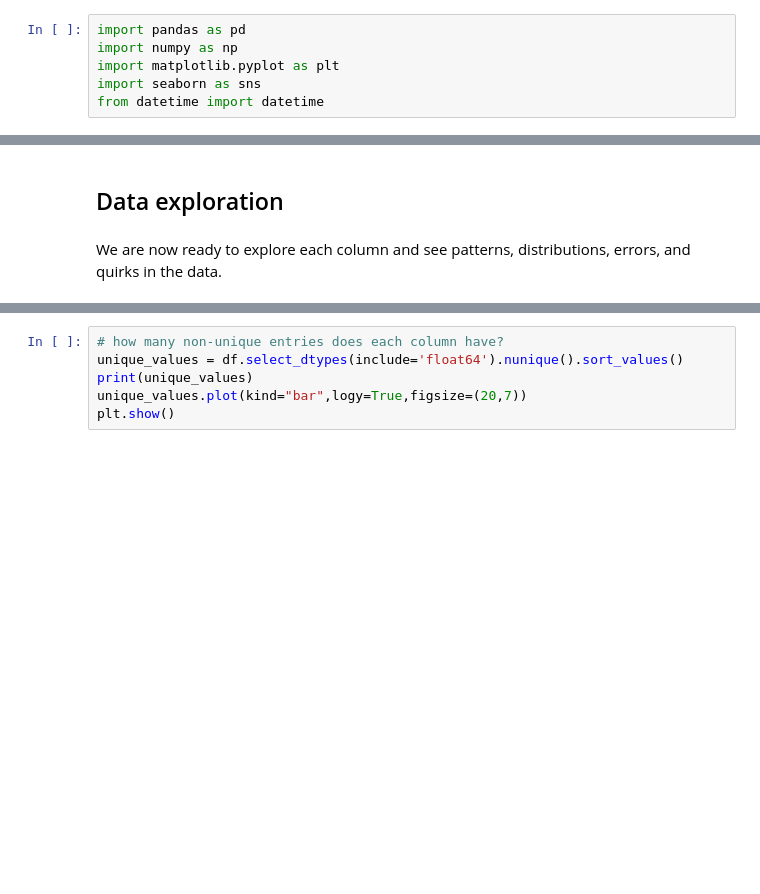
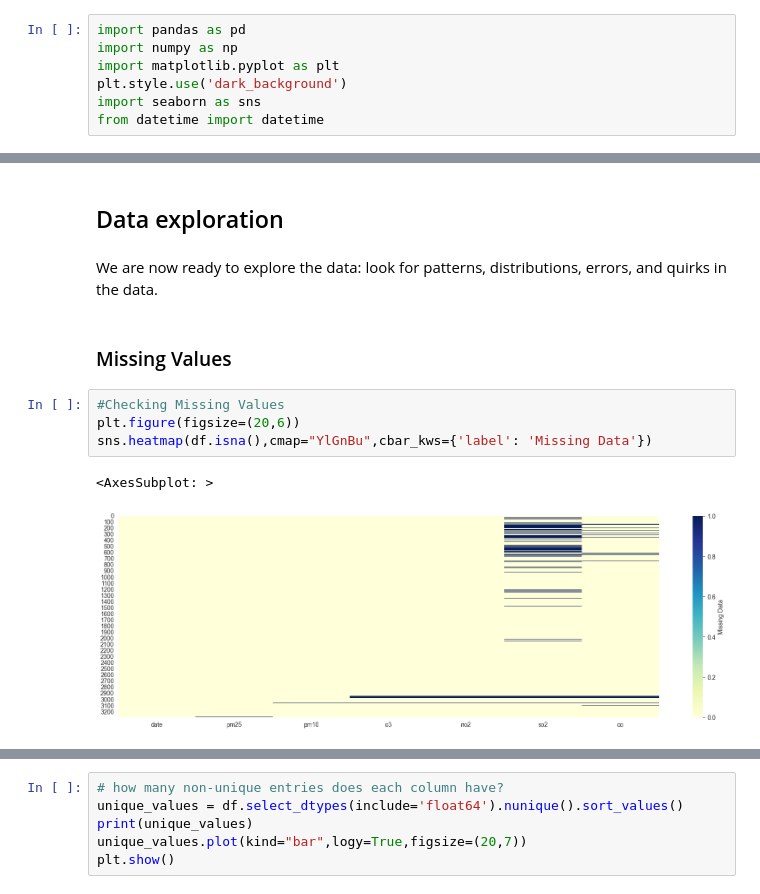
Before and after one commit to Jose-Bastos/MLops_Air, a Jupyter notebook: EDA.ipynb, the cells around one changed output, grey strips where cells are left out. Cells and saved outputs as stored; diff of their text form; blank space fills up the shorter version.

```diff
--- a/EDA.ipynb
+++ b/EDA.ipynb
@@ -4,6 +4,7 @@
 import pandas as pd
 import numpy as np
 import matplotlib.pyplot as plt
+plt.style.use('dark_background')
 import seaborn as sns
 from datetime import datetime
 # %% [markdown]
@@ -116,4 +117,13 @@ print(df.shape)
 # %% [markdown]
 ## Data exploration
 # %% [markdown]
-We are now ready to explore each column and see patterns, distributions, errors, and quirks in the data.
+We are now ready to explore the data: look for patterns, distributions, errors, and quirks in the data.
+# %% [markdown]
+### Missing Values
+# %%
+#Checking Missing Values
+plt.figure(figsize=(20,6))
+sns.heatmap(df.isna(),cmap="YlGnBu",cbar_kws={'label': 'Missing Data'})
+# %% [output]
+<AxesSubplot: >
+[figure, added]
```
Also changed, not shown: parts of 8 cells of this notebook.
